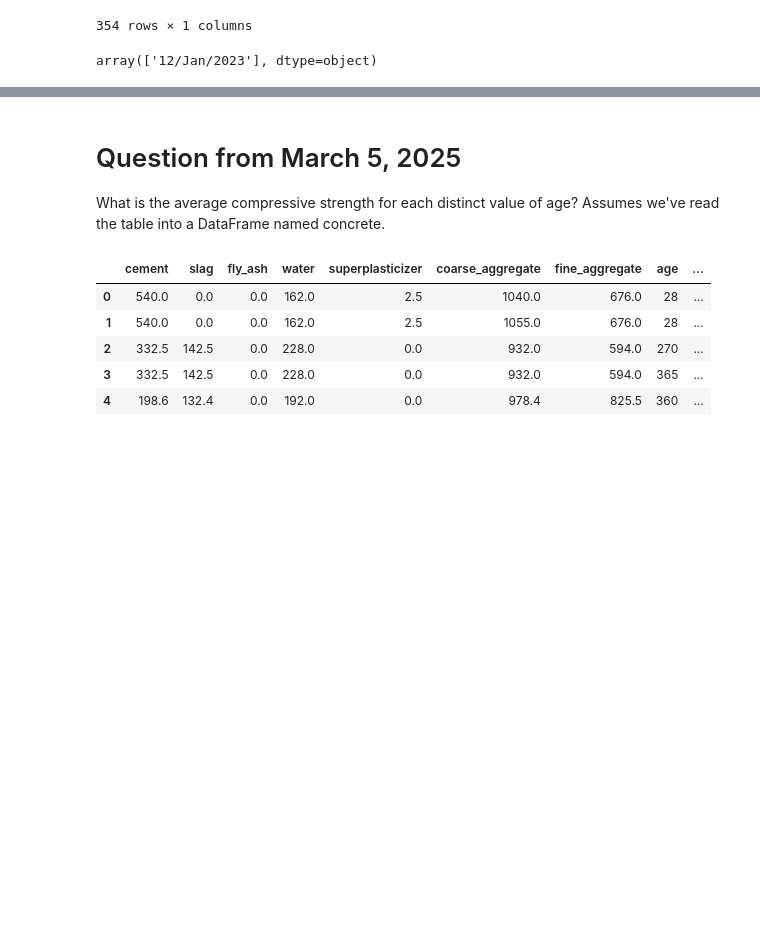
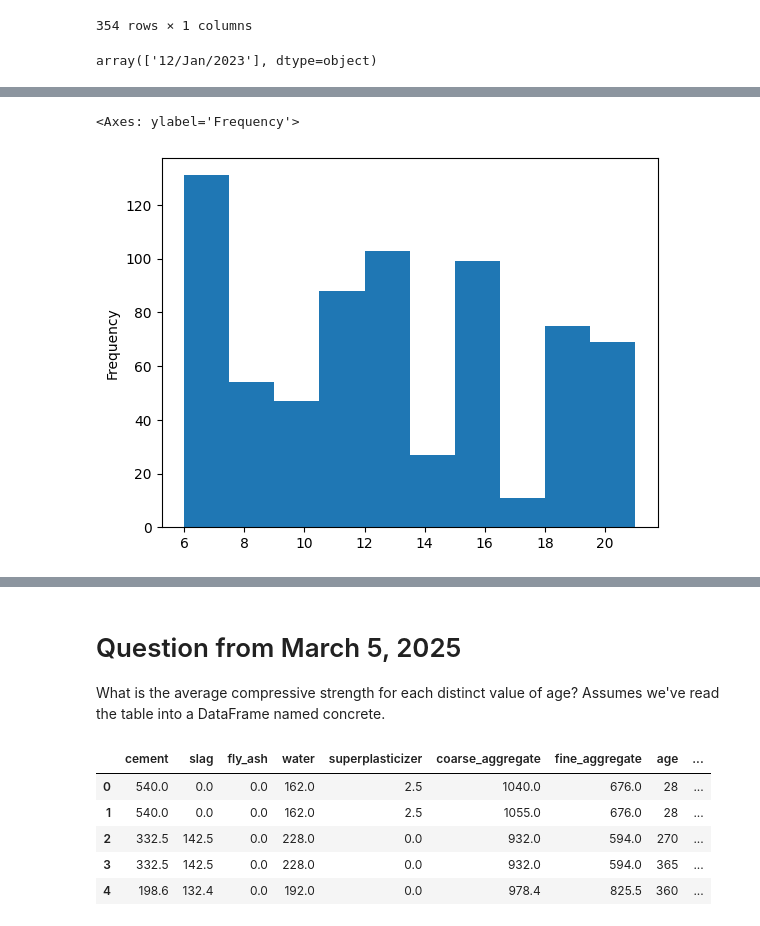
Before and after one commit to hafeild/csc440sp25, a Jupyter notebook: notebooks/06-basic-pandas.ipynb, the cells around one changed output, grey strips where cells are left out. Saved outputs shown, nothing was run; the diff lists cells and outputs as text; code cells hidden in the pictures; blank space fills up the shorter version.

```diff
--- a/notebooks/06-basic-pandas.ipynb
+++ b/notebooks/06-basic-pandas.ipynb
@@ -829,4 +829,7 @@ apache.head()
 # %%
 # Convert the timestamp + gmtOffset to a date time.
-pd.to_datetime(apache['timestamp'] +' '+ apache['gmtOffset'], format="[%d/%b/%Y:%H:%M:%S %z]")
+apache = pd.read_csv('../data/apache-logs/hank.feild.org-access.log', delimiter=' ', index_col=False, na_values='-',
+    names=['ipAddress', 'clientId', 'username', 'timestamp', 'gmtOffset', 'request', 'statusCode', 'responseSize', 'referer', 'userAgent'])
+apache['datetime'] = pd.to_datetime(apache['timestamp'] +' '+ apache['gmtOffset'], format="[%d/%b/%Y:%H:%M:%S %z]")
+apache.head()
 # %% [output]
@@ -844,0 +842,4 @@ Length: 704, dtype: datetime64[ns, UTC-05:00]
+# %%
+# TODO: Find out how many requests were made per hour.
+apache['hour'] = apache['datetime'].map(lambda timestamp: timestamp.hour)
+apache[['hour', 'datetime']].groupby('hour').count()
@@ -844,0 +887,5 @@ Length: 704, dtype: datetime64[ns, UTC-05:00]
+# %%
+apache['hour'].plot.hist()
+# %% [output]
+<Axes: ylabel='Frequency'>
+[figure, added]
```
Also changed, not shown: parts of 8 cells of this notebook.
